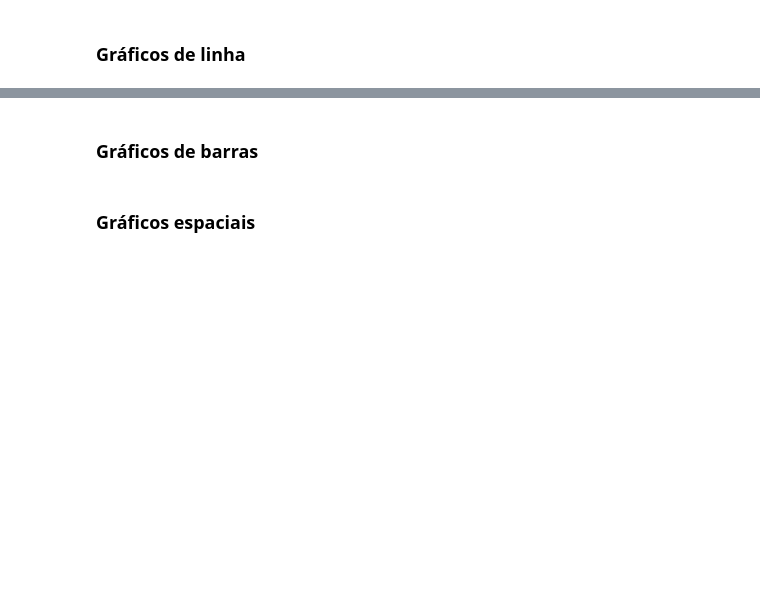
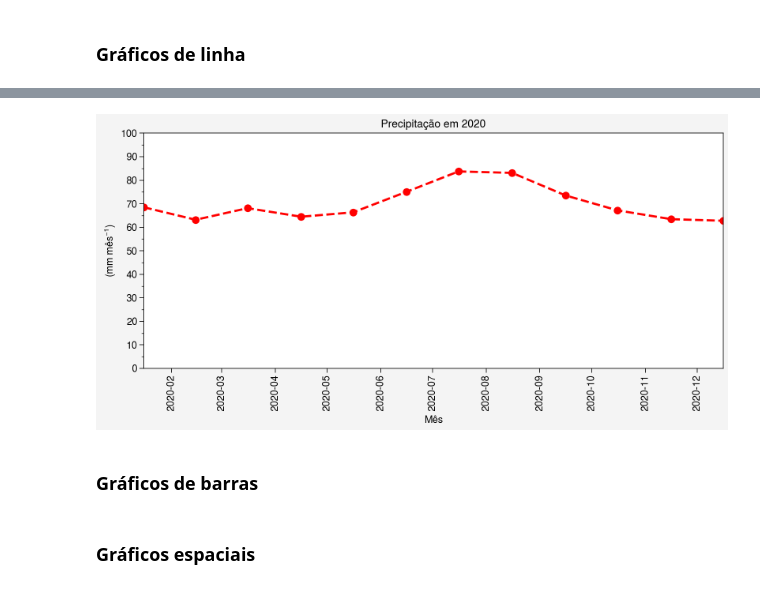
Before and after one commit to jgmsantos/cbmet_XXII, a Jupyter notebook: scripts/graficos.ipynb, the cells around one changed output, grey strips where cells are left out. Drawn from its saved outputs; the diff is of its cells as text; code cells hidden in the pictures; blank space fills up the shorter version.

```diff
--- a/scripts/graficos.ipynb
+++ b/scripts/graficos.ipynb
@@ -22,0 +35,4 @@ import xarray as xr
+# %%
+ds = xr.open_dataset("../dados/cru.nc") # Refazer arquivo
+
+ds
@@ -23,3 +57,21 @@ import xarray as xr
+# %%
+prec = ds.pre[:,0,0]
+# %%
+# Cria alguns objetos que serão utilizados para a formatação da figura.
+fig = pplt.figure(figsize=(8, 4)) # largura e altura da figura.
+ax = fig.subplot()
+
+# Formatação da figura.
+ax.format(title='Precipitação em 2020', xlabel='Mês', ylabel=r'(mm mês$^{-1}$)', grid=False,
+          ylim=(0, 100), ylocator=10, yminorlocator=5, xtickminor=False)
+
+# Plot do gráfico.
+ax.plot(prec, linewidth=2, linestyle='--', color='red', marker='o')
+
+# Salva a figura.
+fig.save('ex01.jpg', dpi=300, bbox_inches='tight')
+# %% [output]
+[figure, added]
 # %% [markdown]
 ### Gráficos de barras
 # %% [markdown]
```
Also changed, not shown: parts of 6 cells of this notebook, 2 other files.
